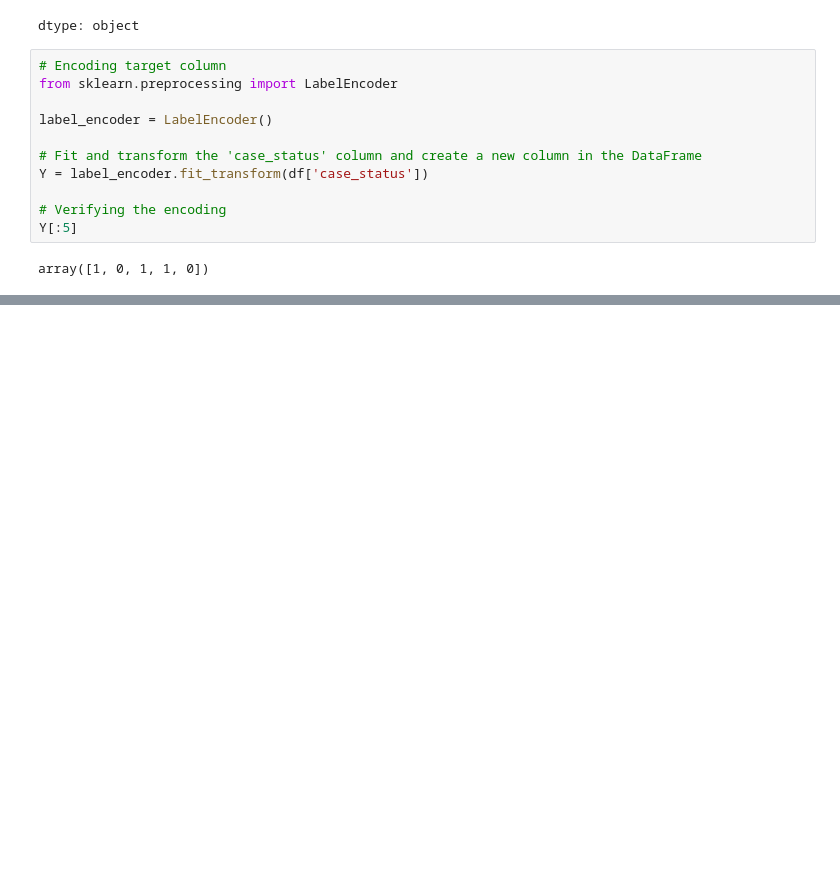
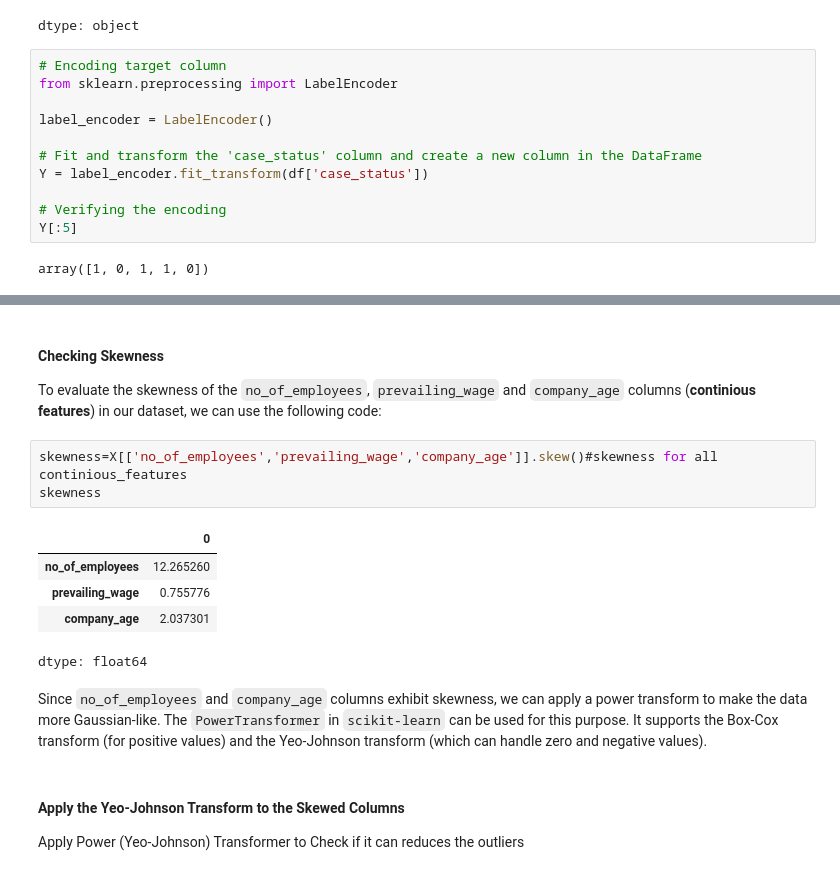
Before and after one commit to MRameezU/MLOPs_Classification_Problem, a Jupyter notebook: notebook/02_Feature_Engineering_&_Model_Training.ipynb, the cells around one changed output, grey strips where cells are left out. Saved outputs shown, nothing was run; the diff lists cells and outputs as text; blank space fills up the shorter version.

Commit message:
Skewness removed

```diff
--- a/notebook/02_Feature_Engineering_&_Model_Training.ipynb
+++ b/notebook/02_Feature_Engineering_&_Model_Training.ipynb
@@ -272,0 +323,17 @@ array([1, 0, 1, 1, 0])
+# %% [markdown]
+#### Checking Skewness
+To evaluate the skewness of the `no_of_employees`, `prevailing_wage` and `company_age` columns (**continious features**) in our dataset, we can use the following code:
+# %%
+skewness=X[['no_of_employees','prevailing_wage','company_age']].skew()#skewness for all continious_features
+skewness
+# %% [output]
+|  | 0 |
+| no_of_employees | 12.265260 |
+| prevailing_wage | 0.755776 |
+| company_age | 2.037301 |
+dtype: float64
+# %% [markdown]
+Since `no_of_employees` and `company_age` columns exhibit skewness, we can apply a power transform to make the data more Gaussian-like. The `PowerTransformer` in `scikit-learn` can be used for this purpose. It supports the Box-Cox transform (for positive values) and the Yeo-Johnson transform (which can handle zero and negative values).
+# %% [markdown]
+#### Apply the Yeo-Johnson Transform to the Skewed Columns
+Apply Power (Yeo-Johnson) Transformer to Check if it can reduces the outliers
```
Also changed, not shown: parts of 9 cells of this notebook.
